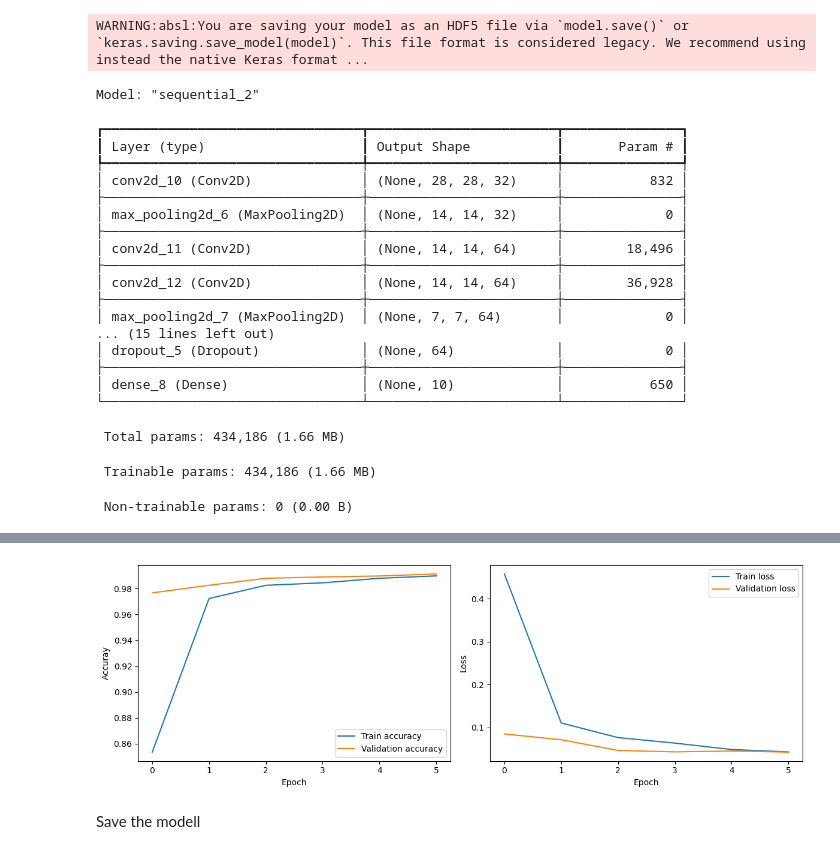
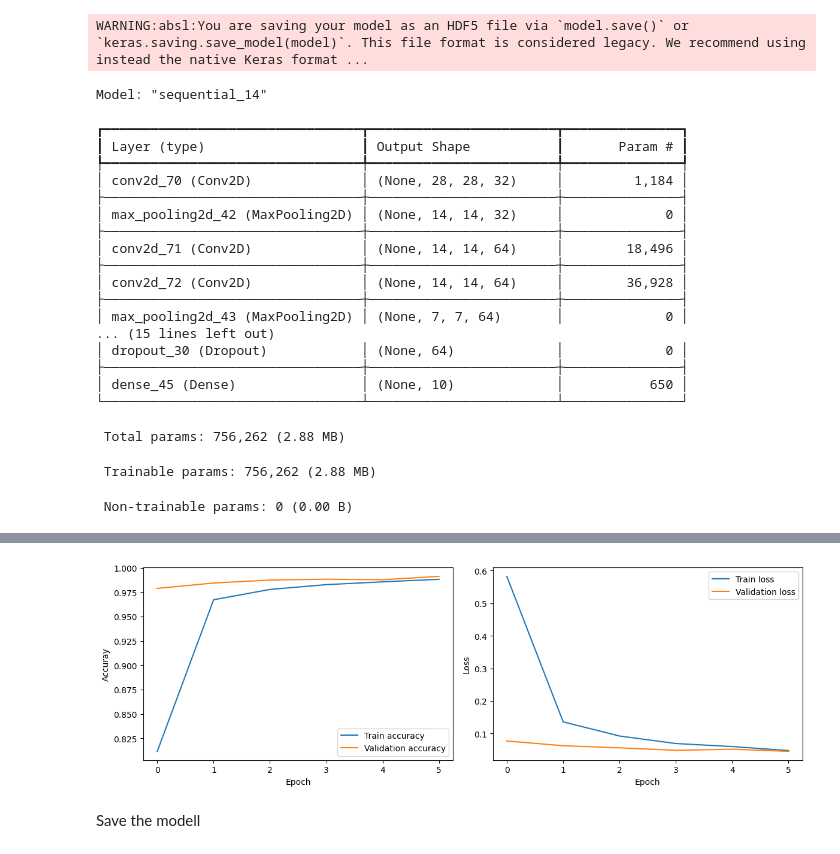
Before and after one commit to Lenegsa/Abschlussprojekt-cnn-digit-recognition, a Jupyter notebook: notebooks/myCNN.ipynb, the cells around one changed output, grey strips where cells are left out. Cells and saved outputs as stored; diff of their text form; code cells hidden in the pictures.

```diff
--- a/notebooks/myCNN.ipynb
+++ b/notebooks/myCNN.ipynb
@@ -198,27 +198,30 @@ model = tf.keras.Sequential([
     # 2D convolutional layers
 
     #1.
-    DefaultConv2D(filters=32,kernel_size=5,input_shape=[28,28,1]), # input 2D convolutional layer number of maps 32 and start with 5x5 kernel
+    DefaultConv2D(filters=32,kernel_size=6,input_shape=[28,28,1]), # input 2D convolutional layer number of maps 32 and start with 5x5 kernel
     tf.keras.layers.MaxPool2D(),                                   #2D maxpooling layer
     #2.
     DefaultConv2D(filters=64),                                     #2D convolutional layer number of maps 64
     DefaultConv2D(filters=64),                                     #2D convolutional layer number of maps 64
     tf.keras.layers.MaxPool2D(),                                   #2D maxpooling layer
     #3.
-    DefaultConv2D(filters=128),                                    #2D convolutional layer number of maps 128
-    DefaultConv2D(filters=128),                                    #2D convolutional layer number of maps 128
+    DefaultConv2D(filters=180),                                    #2D convolutional layer number of maps 128
+    DefaultConv2D(filters=180),                                    #2D convolutional layer number of maps 128
     tf.keras.layers.MaxPool2D(),                                   #2D maxpooling layer
 
     #fully connected layers
     tf.keras.layers.Flatten(),                                     # make a 1D vector to fully connected layers
     # 1.
-    tf.keras.layers.Dense(units=128, activation="relu",
+    tf.keras.layers.Dense(units=180, activation="relu",
                           kernel_initializer="he_normal"),         # relu 1 (positiv) or 0 (negativ) fully connected layer (hidden layer) 128 neuron
-    tf.keras.layers.Dropout(0.4),                                  # dropout layers 50% (reduce overfitting, random shutdown neurons)
+    tf.keras.layers.Dropout(0.5),                                  # dropout layers 50% (reduce overfitting, random shutdown neurons)
     # 2.
     tf.keras.layers.Dense(units=64, activation="relu",
                           kernel_initializer="he_normal"),         # relu fully connected layer (hidden layer) 64 neuron
-    tf.keras.layers.Dropout(0.4),                                  # dropout layers 50% (reduce overfitting)
+    tf.keras.layers.Dropout(0.5),                                  # dropout layers 50% (reduce overfitting)
+    #tf.keras.layers.Dense(units=32, activation="relu",
+    #                      kernel_initializer="he_normal"),         # relu 1 (positiv) or 0 (negativ) fully connected layer (hidden layer) 128 neuron
+    #tf.keras.layers.Dropout(0.5),
     # 3. lastlayer
     tf.keras.layers.Dense(units=10,activation="softmax")           # output neurons 10(numbers 0-9) with softmax (maximum number)
 ])
@@ -231,6 +234,16 @@ def add_salt_and_pepper_noise(images, prob=0.05):
         noisy_images[i][mask == 0] = 0.0  # Slat black pixel
         noisy_images[i][mask == 1] = 1.0  # Pepper - white pixel
     return noisy_images
+
+def add_gaussian_noise(images, mean=0, stddev=0.1):
+    noise = np.random.normal(mean, stddev, images.shape)
+    noisy_images = images + noise
+    # Érték tartomány korlátozása 0 és 1 közé
+    return np.clip(noisy_images, 0, 1)
+
+x_train_noisy = add_gaussian_noise(X_train)
+X_val_noisy = add_gaussian_noise(X_val)
+
 
 # generate noisy dates
 noisy_X_train = add_salt_and_pepper_noise(X_train)
@@ -249,7 +262,8 @@ model.summary()
 
 # Modell training
 history = model.fit(
-    noisy_X_train, y_train,
+    # x_train_noisy, y_train, #gauss
+    noisy_X_train, y_train,   #salz
     # X_train, y_train, #train data (x) and label (y)
     epochs=6,        #6 treaning cycles. How many times to go through all the teaching data
     batch_size=64,    #how many images are processed at a time
@@ -280,25 +294,25 @@ plt.legend()
 plt.tight_layout()
 plt.show()
 # %% [output]
-Model: "sequential_2"
+Model: "sequential_14"
 ┏━━━━━━━━━━━━━━━━━━━━━━━━━━━━━━━━━┳━━━━━━━━━━━━━━━━━━━━━━━━┳━━━━━━━━━━━━━━━┓
 ┃ Layer (type)                    ┃ Output Shape           ┃       Param # ┃
 ┡━━━━━━━━━━━━━━━━━━━━━━━━━━━━━━━━━╇━━━━━━━━━━━━━━━━━━━━━━━━╇━━━━━━━━━━━━━━━┩
-│ conv2d_10 (Conv2D)              │ (None, 28, 28, 32)     │           832 │
+│ conv2d_70 (Conv2D)              │ (None, 28, 28, 32)     │         1,184 │
 ├─────────────────────────────────┼────────────────────────┼───────────────┤
-│ max_pooling2d_6 (MaxPooling2D)  │ (None, 14, 14, 32)     │             0 │
+│ max_pooling2d_42 (MaxPooling2D) │ (None, 14, 14, 32)     │             0 │
 ├─────────────────────────────────┼────────────────────────┼───────────────┤
-│ conv2d_11 (Conv2D)              │ (None, 14, 14, 64)     │        18,496 │
+│ conv2d_71 (Conv2D)              │ (None, 14, 14, 64)     │        18,496 │
 ├─────────────────────────────────┼────────────────────────┼───────────────┤
-│ conv2d_12 (Conv2D)              │ (None, 14, 14, 64)     │        36,928 │
+│ conv2d_72 (Conv2D)              │ (None, 14, 14, 64)     │        36,928 │
 ├─────────────────────────────────┼────────────────────────┼───────────────┤
-│ max_pooling2d_7 (MaxPooling2D)  │ (None, 7, 7, 64)       │             0 │
+│ max_pooling2d_43 (MaxPooling2D) │ (None, 7, 7, 64)       │             0 │
 ... (15 lines left out)
-│ dropout_5 (Dropout)             │ (None, 64)             │             0 │
+│ dropout_30 (Dropout)            │ (None, 64)             │             0 │
 ├─────────────────────────────────┼────────────────────────┼───────────────┤
-│ dense_8 (Dense)                 │ (None, 10)             │           650 │
+│ dense_45 (Dense)                │ (None, 10)             │           650 │
 └─────────────────────────────────┴────────────────────────┴───────────────┘
- Total params: 434,186 (1.66 MB)
+ Total params: 756,262 (2.88 MB)
- Trainable params: 434,186 (1.66 MB)
+ Trainable params: 756,262 (2.88 MB)
  Non-trainable params: 0 (0.00 B)
 Epoch 1/6
@@ -318,4 +332,4 @@ Test accuracy: 0.9900
-[figure, old version]
+[figure, new version]
 # %% [markdown]
 Save the modell
 # %%
```
Also changed, not shown: parts of 3 cells of this notebook, 2 other files.
